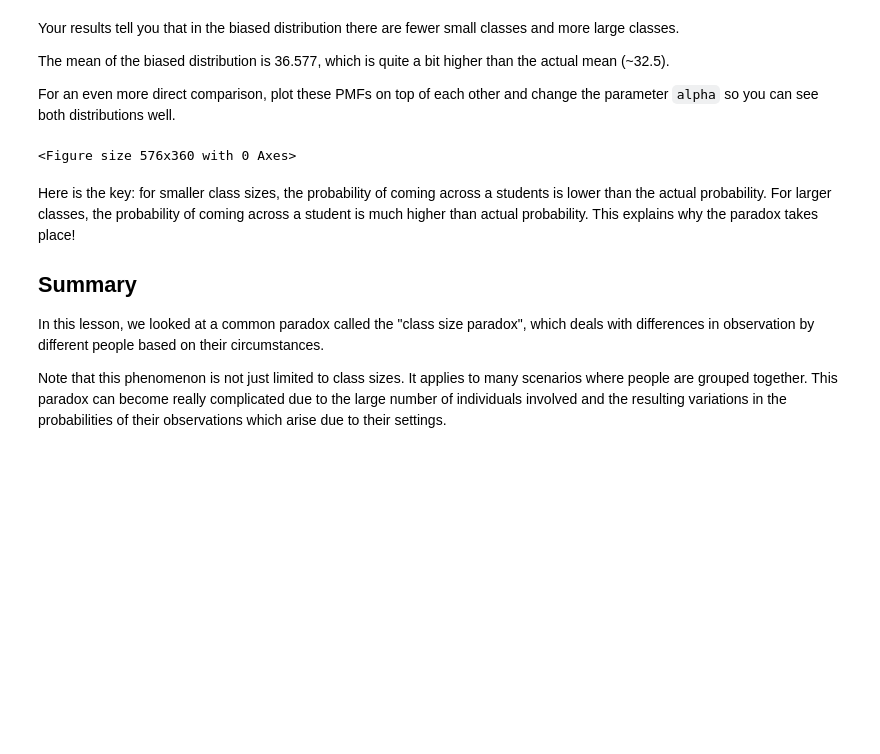
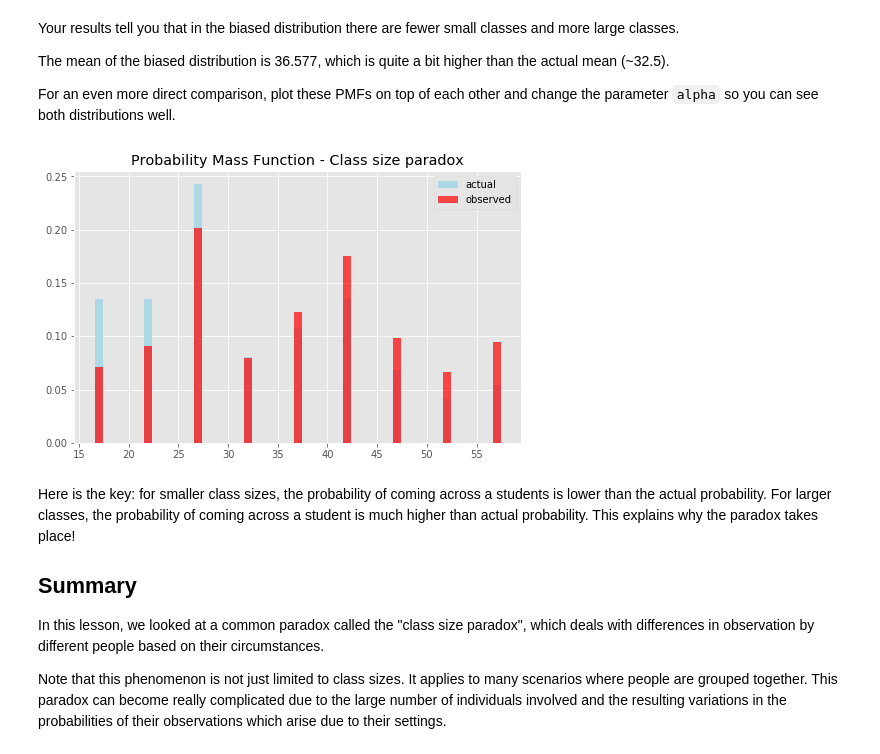
Before and after one commit to polyglottraveler/dsc-probability-mass-function-lab-hbs-ds-060120, a Jupyter notebook: index.ipynb, the cells around one changed output. Cells and saved outputs as stored; diff of their text form; code cells hidden in the pictures; blank space fills up the shorter version.

```diff
--- a/index.ipynb
+++ b/index.ipynb
@@ -199,16 +199,16 @@ For an even more direct comparison, plot these PMFs on top of each other and cha
 # %%
 # Plot pmfs overlapping
 plt.figure(figsize=(8, 5))
 
 plt.bar(sizes, pmf, color='lightblue', label = 'actual')
 plt.bar(sizes, pmf2, color='red', alpha =0.7, label = 'observed')
 
-ax1.set_title("PMF")
-ax2.set_title("PMF 2")
+plt.title ("Probability Mass Function - Class size paradox");
+plt.legend()
 
 plt.show()
 # %% [output]
-<Figure size 576x360 with 0 Axes>
+[figure, added]
 # %% [markdown]
 Here is the key: for smaller class sizes, the probability of coming across a students is lower than the actual probability. For larger classes, the probability of coming across a student is much higher than actual probability. This explains why the paradox takes place!
 
```
